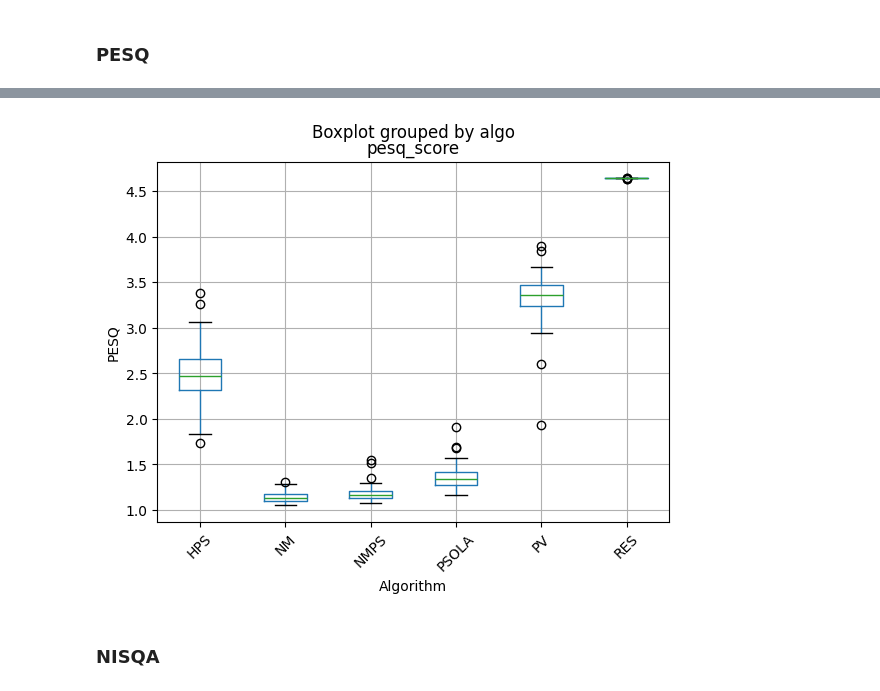
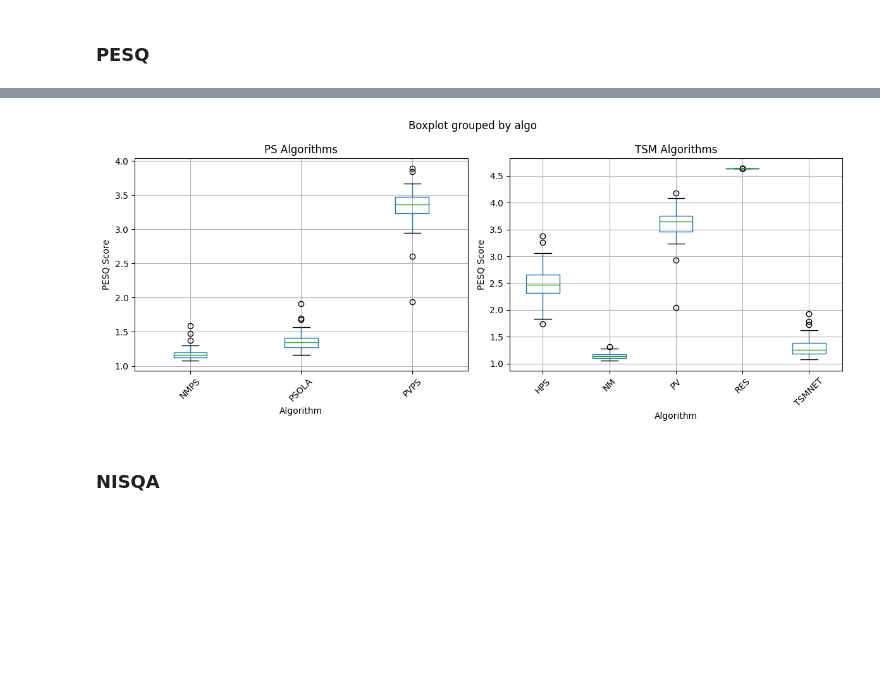
Before and after one commit to mariapolak/SMC10, a Jupyter notebook: plot_metrics.ipynb, the cells around one changed output, grey strips where cells are left out. Drawn from its saved outputs; the diff is of its cells as text; code cells hidden in the pictures; blank space fills up the shorter version.

```diff
--- a/plot_metrics.ipynb
+++ b/plot_metrics.ipynb
@@ -92,9 +65,23 @@ print(df)
-# %%
-boxplot = df.boxplot(by='algo', column='pesq_score',rot=45) # The larger the value, the better the separation.
-plt.ylabel('PESQ')
-plt.xlabel('Algorithm')
-plt.show()
-# %% [output]
-[figure, removed]
+# %%
+df_pesq_ps, df_pesq_tsm = get_ps_tsm_dataframes_csv("evaluation/objective/pesq/*.csv")
+
+fig, axes = plt.subplots(1, 2, figsize=(12, 5))
+
+# Boxplot for df_ps
+df_pesq_ps.boxplot(by='algo', column='pesq_score', rot=45, ax=axes[0])
+axes[0].set_title('PS Algorithms')
+axes[0].set_xlabel('Algorithm')
+axes[0].set_ylabel('PESQ Score')
+
+# Boxplot for df_tsm
+df_pesq_tsm.boxplot(by='algo', column='pesq_score', rot=45, ax=axes[1])
+axes[1].set_title('TSM Algorithms')
+axes[1].set_xlabel('Algorithm')
+axes[1].set_ylabel('PESQ Score')
+
+plt.tight_layout()
+plt.show()
+# %% [output]
+[figure, added]
 # %% [markdown]
 ### NISQA
```
Also changed, not shown: parts of 10 cells of this notebook, 17 other files.
